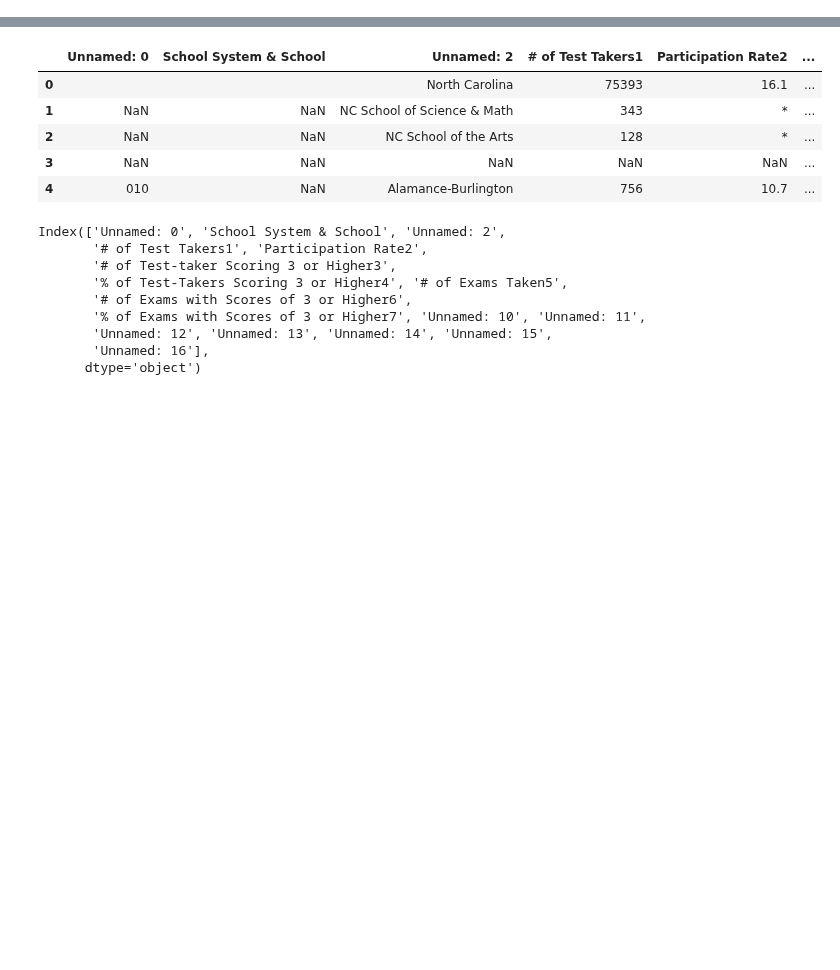
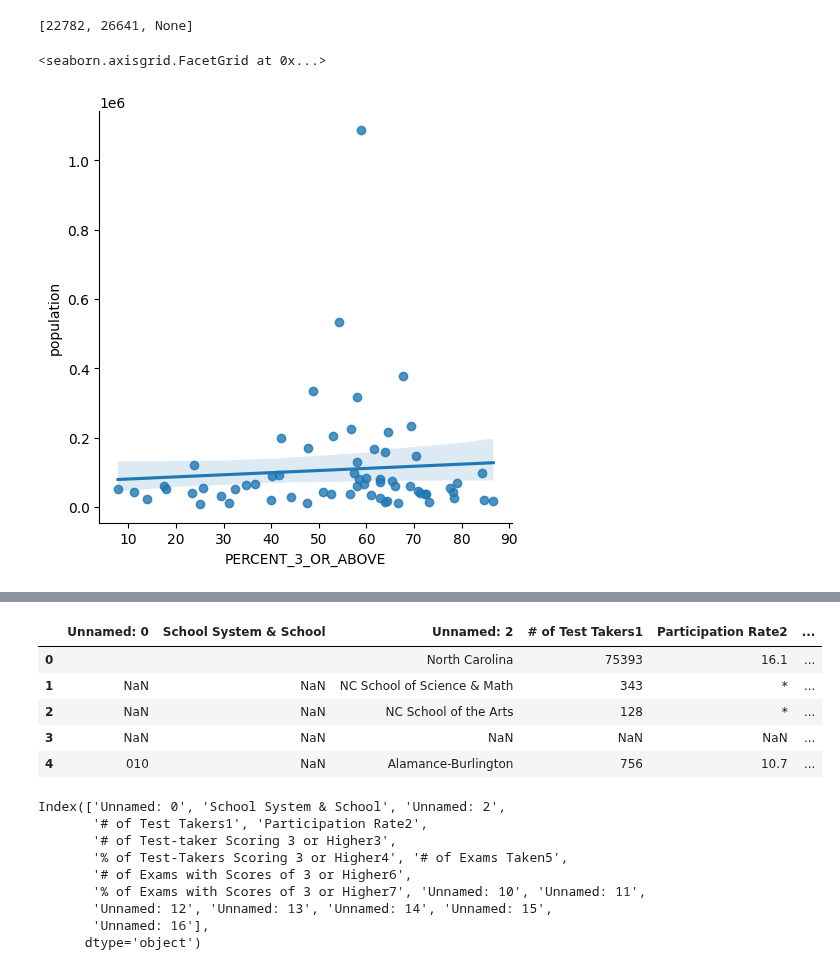
Before and after one commit to mcelhens/AP-Outcomes-to-University-Metrics, a Jupyter notebook: Shazra_notebook.ipynb, the cells around one changed output, grey strips where cells are left out. Saved outputs shown, nothing was run; the diff lists cells and outputs as text; code cells hidden in the pictures; blank space fills up the shorter version.

Commit message:
initial plots for NC

```diff
--- a/Shazra_notebook.ipynb
+++ b/Shazra_notebook.ipynb
@@ -6,2 +6,8 @@ sns.set_style('whitegrid')
+# %%
+carnegie = pd.read_csv('data/carnegie_with_location.csv')
+northcarolina_2023=pd.read_excel('data/North_Carolina/2023_AP Test Results_2023.xlsx',sheet_name='fortablebysch3yrs_2223_final')
+uscounties = pd.read_csv('data/uscounties.csv')
 # %%
-df=pd.read_excel('./data/North_Carolina/AP_Test_Results_2023.xlsx',sheet_name='fortablebysch3yrs_2223_final')
+northcarolina_counties = uscounties[uscounties['state_id'] == 'NC']
+northcarolina_counties=northcarolina_counties.reset_index()
+northcarolina_counties=northcarolina_counties[['county','lat','lng','population']]
@@ -12,2 +40,2 @@ df=pd.read_excel('data/CCIHE2021-PublicData.xlsx',sheet_name='Data')
 # %%
-df=pd.read_excel('data/North_Carolina/AP_Test_Results_2023.xlsx',sheet_name='fortablebysch3yrs_2223_final')
+northcarolina_2023=pd.read_excel('data/North_Carolina/2023_AP Test Results_2023.xlsx',sheet_name='fortablebysch3yrs_2223_final')
@@ -15,0 +206,2 @@ PermissionError: [Errno 13] Permission denied: 'data/North_Carolina/AP_Test_Resu
+# %%
+northcarolina_ap=county_data[['County','EXAM_COUNT','EXAMS_3_OR_ABOVE','PERCENT_3_OR_ABOVE']]
@@ -15,0 +325,17 @@ PermissionError: [Errno 13] Permission denied: 'data/North_Carolina/AP_Test_Resu
+# %%
+pop = []
+
+for i in range(2, 5):
+    county = northcarolina_ap.iloc[i].County
+    year = '2018'  # Make sure to define the year variable
+
+    # Check if the query returns any results before accessing values
+    pop_data = northcarolina_data[(northcarolina_data['county'] == county) & (northcarolina_data['year'] == year)]
+    if not pop_data.empty:
+        pop.append(pop_data.population.values[0])
+    else:
+        pop.append(None)  # or some default value
+
+pop
+# %% [output]
+[22782, 26641, None]
@@ -15,0 +348,24 @@ PermissionError: [Errno 13] Permission denied: 'data/North_Carolina/AP_Test_Resu
+# %%
+import seaborn as sns
+import pandas as pd
+from sklearn.model_selection import train_test_split
+
+# Assuming 'northcarolina_ap' is your DataFrame
+# Split the data into training and testing sets
+training, testing = train_test_split(northcarolina_ap, test_size=0.2, random_state=300)
+
+# Define the features you are interested in
+features = ['population', 'per_capita_income', 'closest_five_r1r2_avg', 'closest_five_public_avg', 'closest_five_private_notprofit_avg']
+
+# Replace non-numeric values with NaN and then drop them in the training set
+training['population'] = pd.to_numeric(training['population'], errors='coerce')
+training['PERCENT_3_OR_ABOVE'] = pd.to_numeric(training['PERCENT_3_OR_ABOVE'], errors='coerce')
+
+# Drop rows with NaN values in the columns of interest
+training_cleaned = training.dropna(subset=['population', 'PERCENT_3_OR_ABOVE'])
+
+# Create a linear model plot using Seaborn
+sns.lmplot(data=training_cleaned, x='PERCENT_3_OR_ABOVE', y='population')
+# %% [output]
+<seaborn.axisgrid.FacetGrid at 0x...>
+[figure, added]
```
Also changed, not shown: parts of 37 cells of this notebook, 4 other files.
